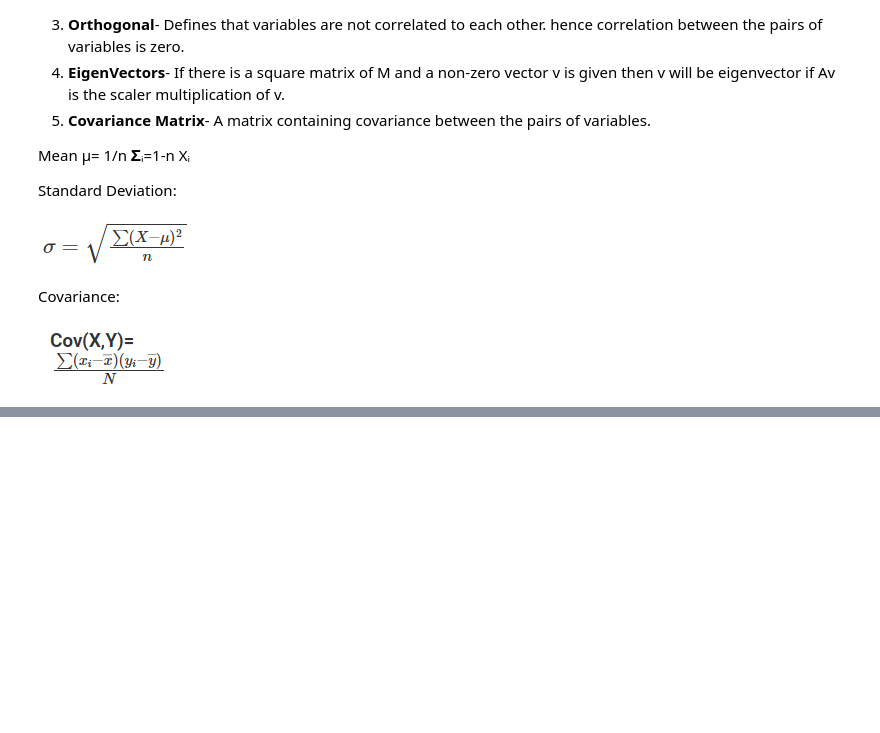
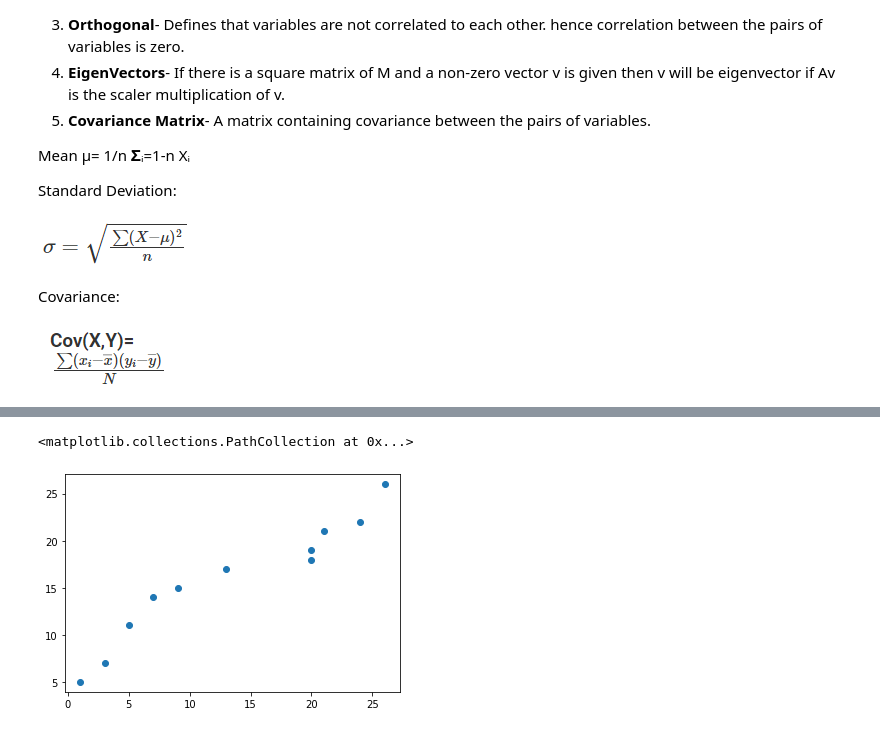
Before and after one commit to sgpatel/MachineLearning, a Jupyter notebook: MathematicsForML_TF_GPU.ipynb, the cells around one changed output, grey strips where cells are left out. Cells and saved outputs as stored; diff of their text form; code cells hidden in the pictures; blank space fills up the shorter version.

```diff
--- a/MathematicsForML_TF_GPU.ipynb
+++ b/MathematicsForML_TF_GPU.ipynb
@@ -193,0 +196,6 @@ Covariance:
+# %%
+#creating dataset
+import numpy as np
+X=np.array([[1,3,5,7,9,13,20,20,21,24,26],[5,7,11,14,15,17,18,19,21,22,26]])
+X=X.T
+print(X)
@@ -193,0 +214,6 @@ Covariance:
+# %%
+import matplotlib.pyplot as plt
+plt.scatter(X[:,0],X[:,1])
+# %% [output]
+<matplotlib.collections.PathCollection at 0x...>
+[figure, added]
```
Also changed, not shown: parts of 10 cells of this notebook.
